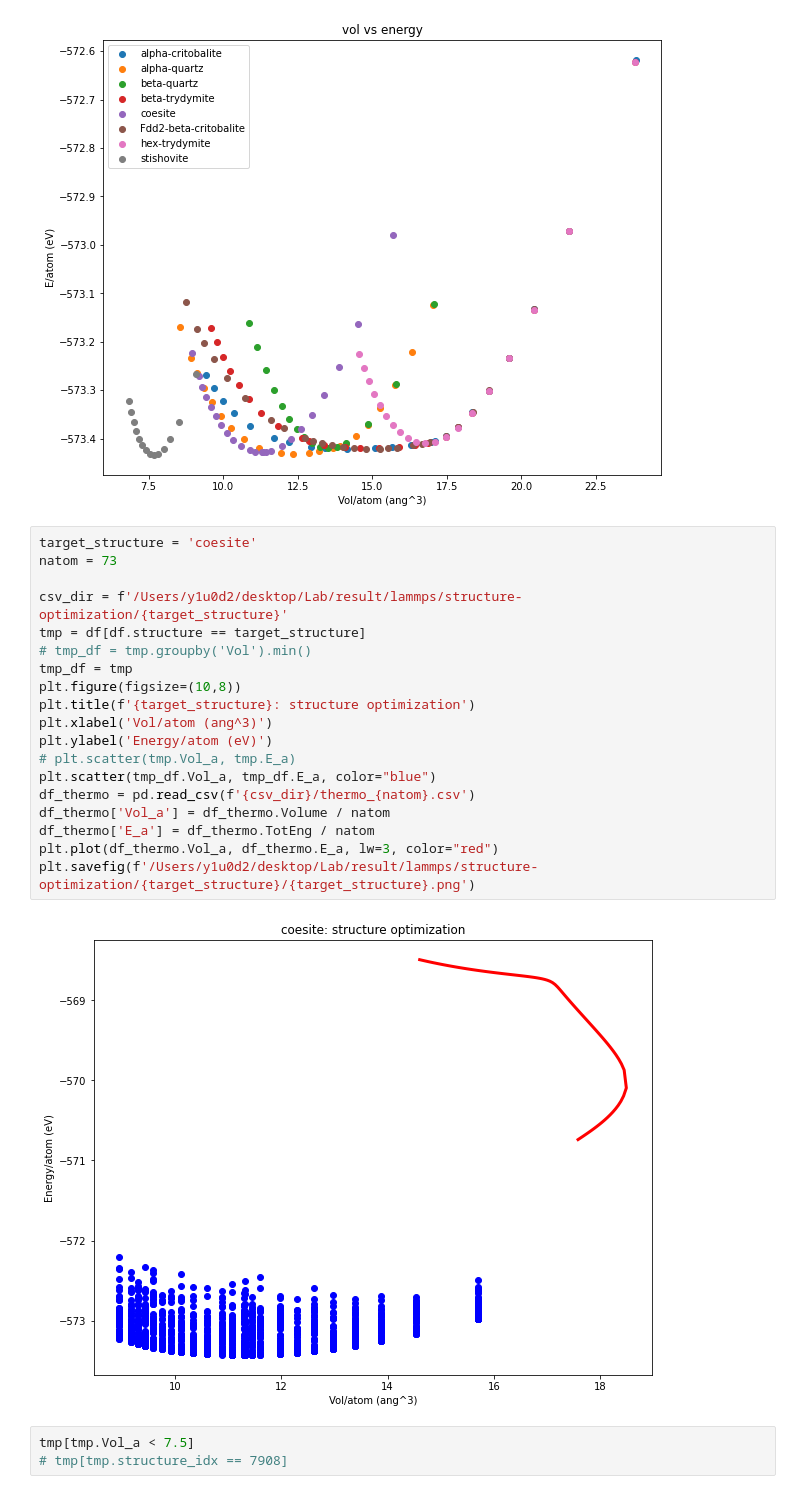
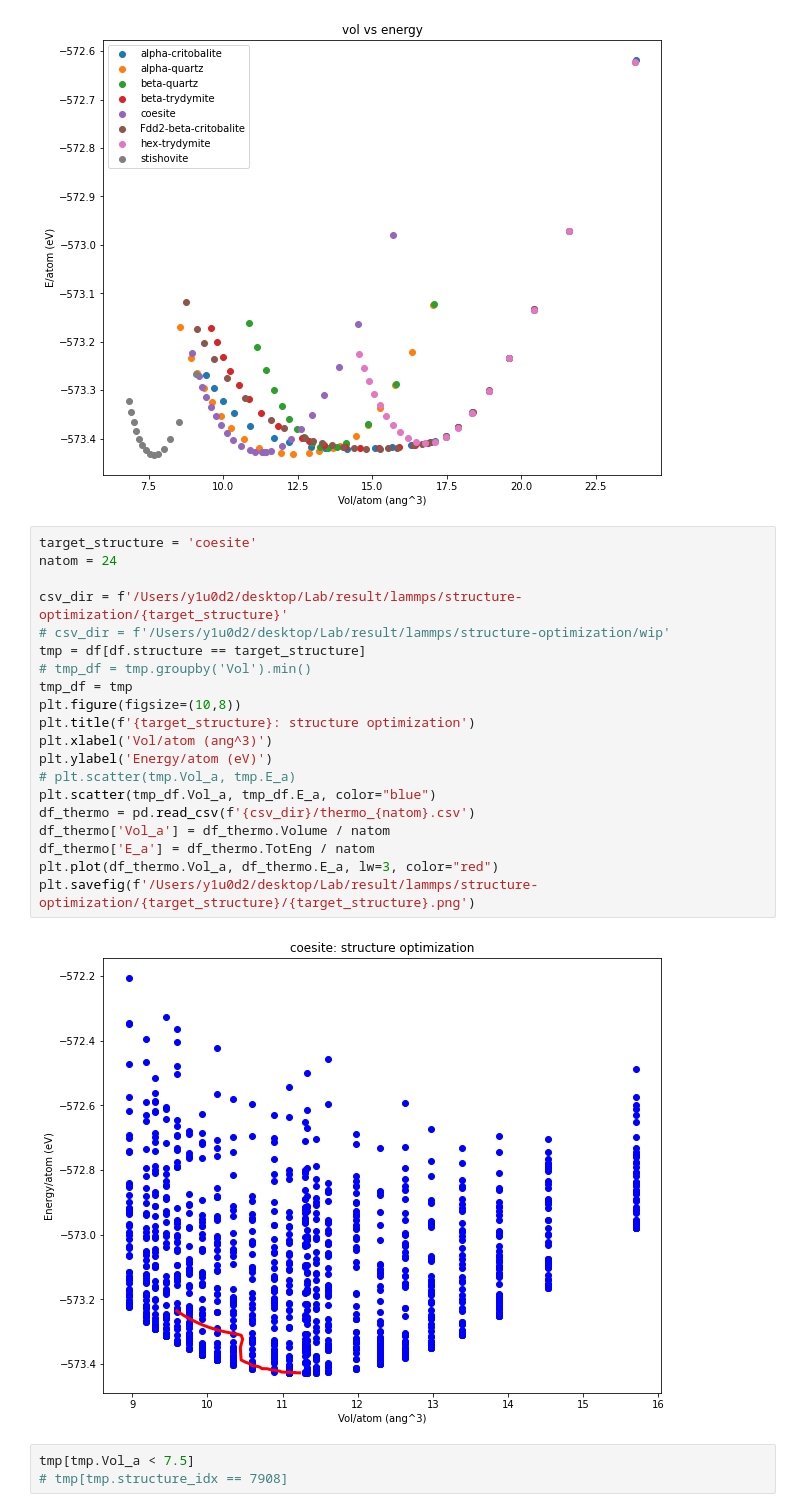
Before and after one commit to y1u0d2a1i/Research, a Jupyter notebook: scripts/lammps/structure_optimization.ipynb, the cells around one changed output. Drawn from its saved outputs; the diff is of its cells as text.

Commit message:
add structure optimization workflow

```diff
--- a/scripts/lammps/structure_optimization.ipynb
+++ b/scripts/lammps/structure_optimization.ipynb
@@ -31,25 +31,26 @@ stishovite 7851 8550
 [figure]
 # %%
 target_structure = 'coesite'
-natom = 73
+natom = 24
 
 csv_dir = f'/Users/y1u0d2/desktop/Lab/result/lammps/structure-optimization/{target_structure}'
+# csv_dir = f'/Users/y1u0d2/desktop/Lab/result/lammps/structure-optimization/wip'
 tmp = df[df.structure == target_structure]
 # tmp_df = tmp.groupby('Vol').min()
 tmp_df = tmp
 plt.figure(figsize=(10,8))
 plt.title(f'{target_structure}: structure optimization')
 plt.xlabel('Vol/atom (ang^3)')
 plt.ylabel('Energy/atom (eV)')
 # plt.scatter(tmp.Vol_a, tmp.E_a)
 plt.scatter(tmp_df.Vol_a, tmp_df.E_a, color="blue")
 df_thermo = pd.read_csv(f'{csv_dir}/thermo_{natom}.csv')
 df_thermo['Vol_a'] = df_thermo.Volume / natom
 df_thermo['E_a'] = df_thermo.TotEng / natom
 plt.plot(df_thermo.Vol_a, df_thermo.E_a, lw=3, color="red")
 plt.savefig(f'/Users/y1u0d2/desktop/Lab/result/lammps/structure-optimization/{target_structure}/{target_structure}.png')
 # %% [output]
-[figure, old version]
+[figure, new version]
 # %%
 tmp[tmp.Vol_a < 7.5]
 # tmp[tmp.structure_idx == 7908]
```
Also changed, not shown: 6 other files.
